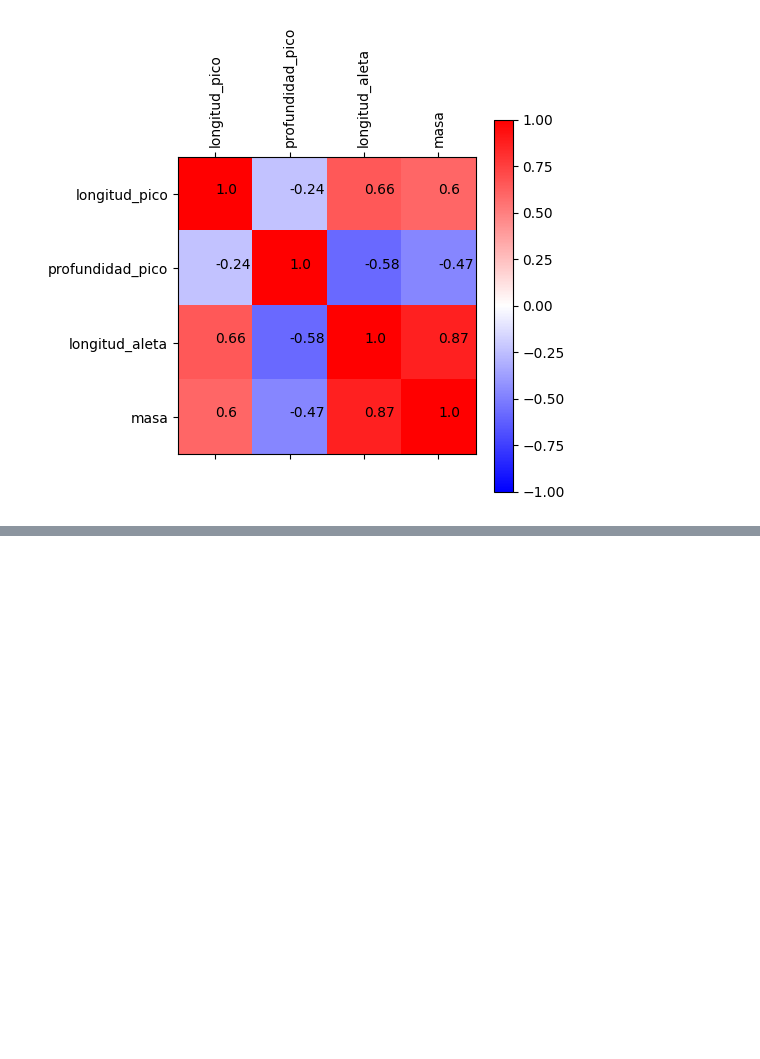
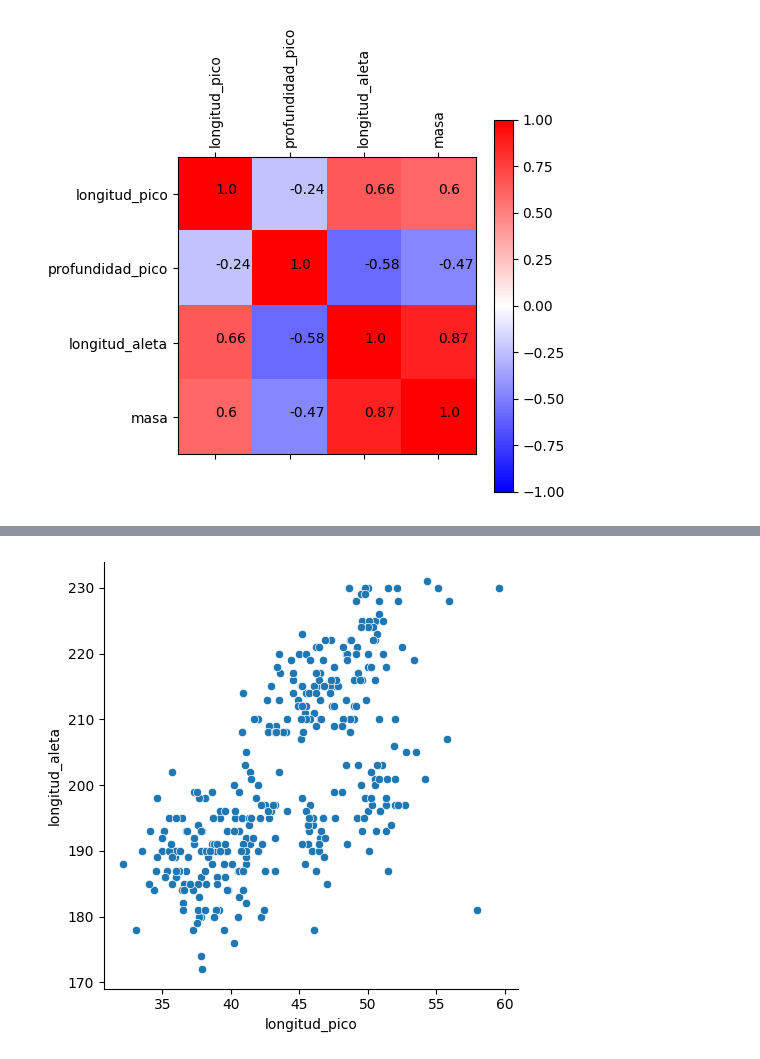
Before and after one commit to cjimenez275/Curso_python, a Jupyter notebook: Biologia.ipynb, the cells around one changed output, grey strips where cells are left out. Drawn from its saved outputs; the diff is of its cells as text; code cells hidden in the pictures; blank space fills up the shorter version.

```diff
--- a/Biologia.ipynb
+++ b/Biologia.ipynb
@@ -101,0 +109,7 @@ plt.show()
+# %%
+sns.relplot(data=pinguinos,
+           x="longitud_pico",
+           y="longitud_aleta")
+plt.show()
+# %% [output]
+[figure, added]
```
Also changed, not shown: parts of 2 cells of this notebook.
